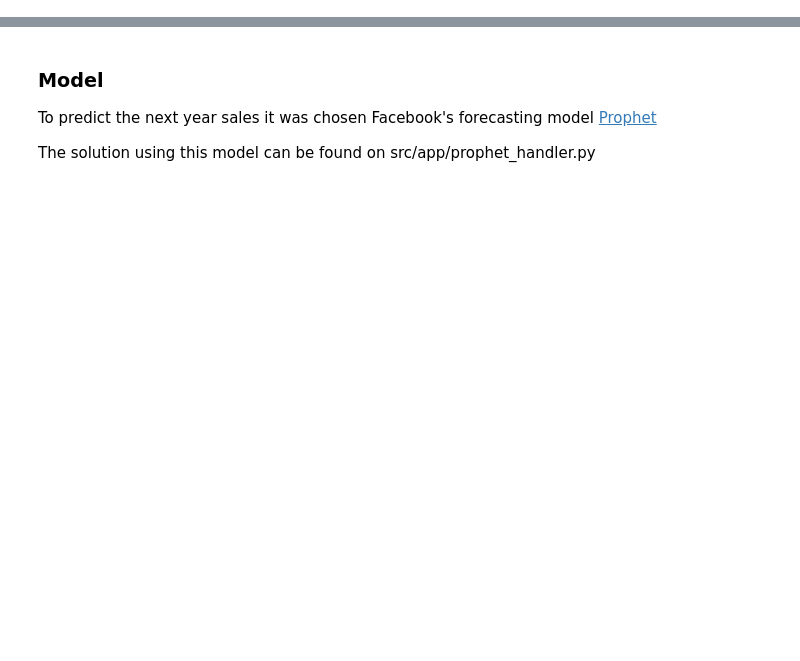
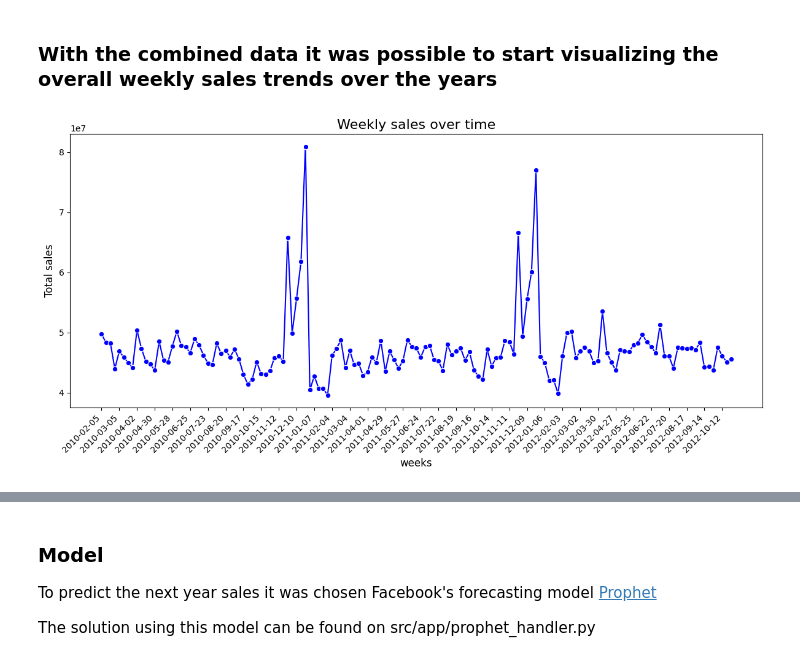
Before and after one commit to jpgianfaldoni/challenge-mle, a Jupyter notebook: presentation/final_presentation.ipynb, the cells around one changed output, grey strips where cells are left out. Saved outputs shown, nothing was run; the diff lists cells and outputs as text; code cells hidden in the pictures; blank space fills up the shorter version.

```diff
--- a/presentation/final_presentation.ipynb
+++ b/presentation/final_presentation.ipynb
@@ -44,0 +50,18 @@ df.head()
+# %% [markdown]
+### With the combined data it was possible to start visualizing the overall weekly sales trends over the years
+# %%
+weekly_sales = df.groupby('Date')['Weekly_Sales'].sum().reset_index()
+plt.figure(figsize=(12, 6))
+sns.lineplot(data=weekly_sales, x='Date', y='Weekly_Sales', marker='o', color='b')
+plt.title('Weekly sales over time', fontsize=16)
+plt.xlabel('weeks', fontsize=12)
+plt.ylabel('Total sales', fontsize=12)
+plt.xticks(weekly_sales.index[::4],
+           weekly_sales['Date'].iloc[::4],
+           rotation=45,
+           ha='right')
+plt.xticks(rotation=45)
+plt.tight_layout()
+plt.show()
+# %% [output]
+[figure, added]
```
Also changed, not shown: parts of 64 cells of this notebook, 12 other files.
